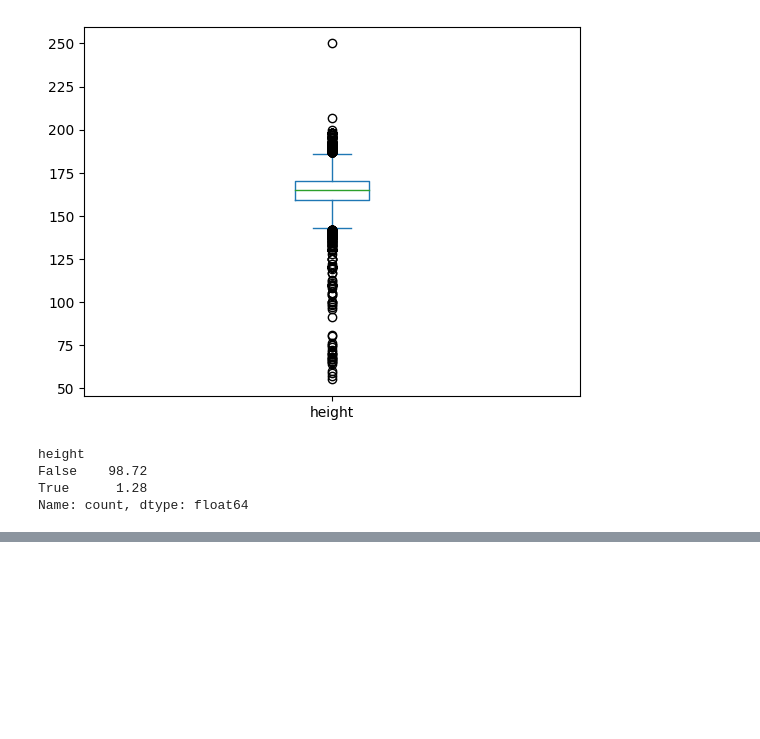
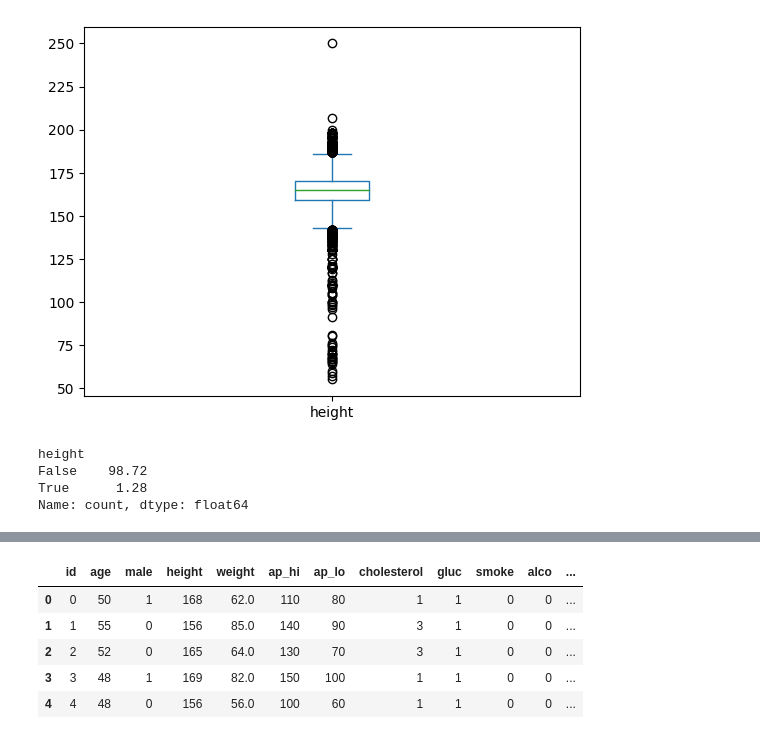
Before and after one commit to CodePrin/Cardiovascular_Disease_Prediction, a Jupyter notebook: CardiovascularDisease.ipynb, the cells around one changed output, grey strips where cells are left out. Cells and saved outputs as stored; diff of their text form; code cells hidden in the pictures; blank space fills up the shorter version.

```diff
--- a/CardiovascularDisease.ipynb
+++ b/CardiovascularDisease.ipynb
@@ -235,0 +247,23 @@ df = df[df["height"] < 200]
+# %%
+# Now the bmi can be split into classes of bmi, which would help understand the data more.
+bmi_ranges = [
+    (df["bmi"] <= 15),                         # 0 - Anorexic
+    (df["bmi"] > 15) & (df["bmi"] <= 18.5),    # 1 - Underweight
+    (df["bmi"] > 18.5) & (df["bmi"] <= 25),    # 2 - Normal weight
+    (df["bmi"] > 25) & (df["bmi"] <= 30),      # 3 - Overweight
+    (df["bmi"] > 30) & (df["bmi"] <= 35),      # 4 - Obesity Class I
+    (df["bmi"] > 35) & (df["bmi"] <= 40),      # 5 - Obesity Class II
+    (df["bmi"] > 40)                           # 6 - Obesity Class III
+]
+
+classes = [0, 1, 2, 3, 4, 5, 6]
+
+df["bmi_class"] = np.select(bmi_ranges, classes)
+df.head()
+# %% [output]
+|  | id | age | male | height | weight | ap_hi | ap_lo | cholesterol | gluc | smoke | alco | ... |
+| 0 | 0 | 50 | 1 | 168 | 62.0 | 110 | 80 | 1 | 1 | 0 | 0 | ... |
+| 1 | 1 | 55 | 0 | 156 | 85.0 | 140 | 90 | 3 | 1 | 0 | 0 | ... |
+| 2 | 2 | 52 | 0 | 165 | 64.0 | 130 | 70 | 3 | 1 | 0 | 0 | ... |
+| 3 | 3 | 48 | 1 | 169 | 82.0 | 150 | 100 | 1 | 1 | 0 | 0 | ... |
+| 4 | 4 | 48 | 0 | 156 | 56.0 | 100 | 60 | 1 | 1 | 0 | 0 | ... |
```
Also changed, not shown: parts of 10 cells of this notebook.
